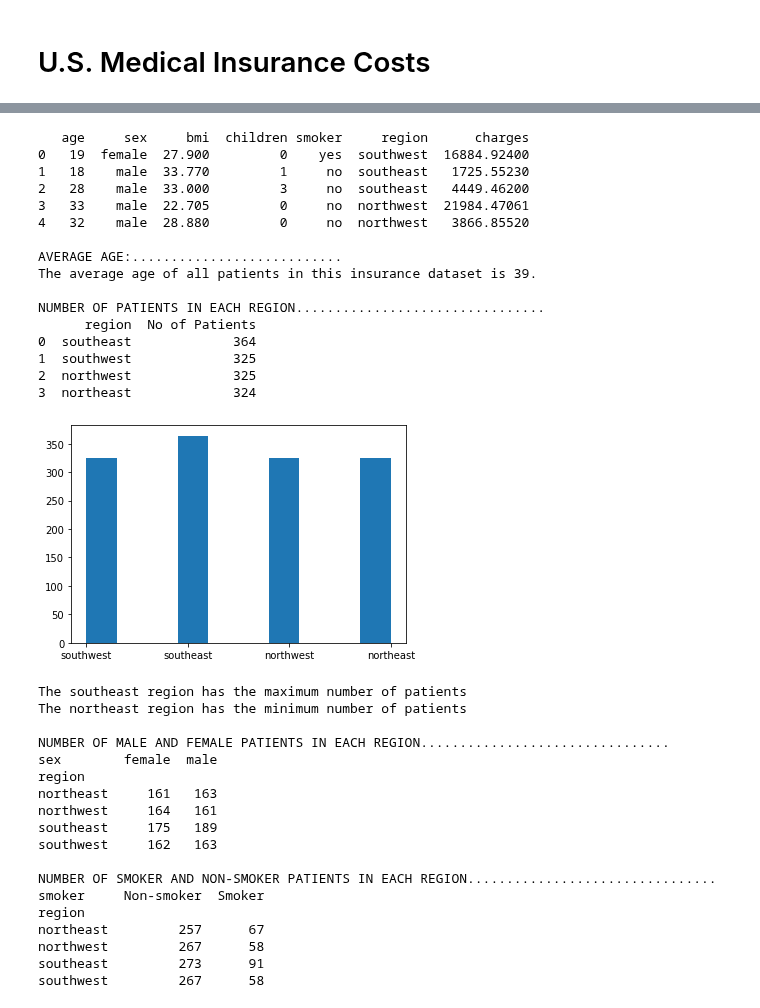
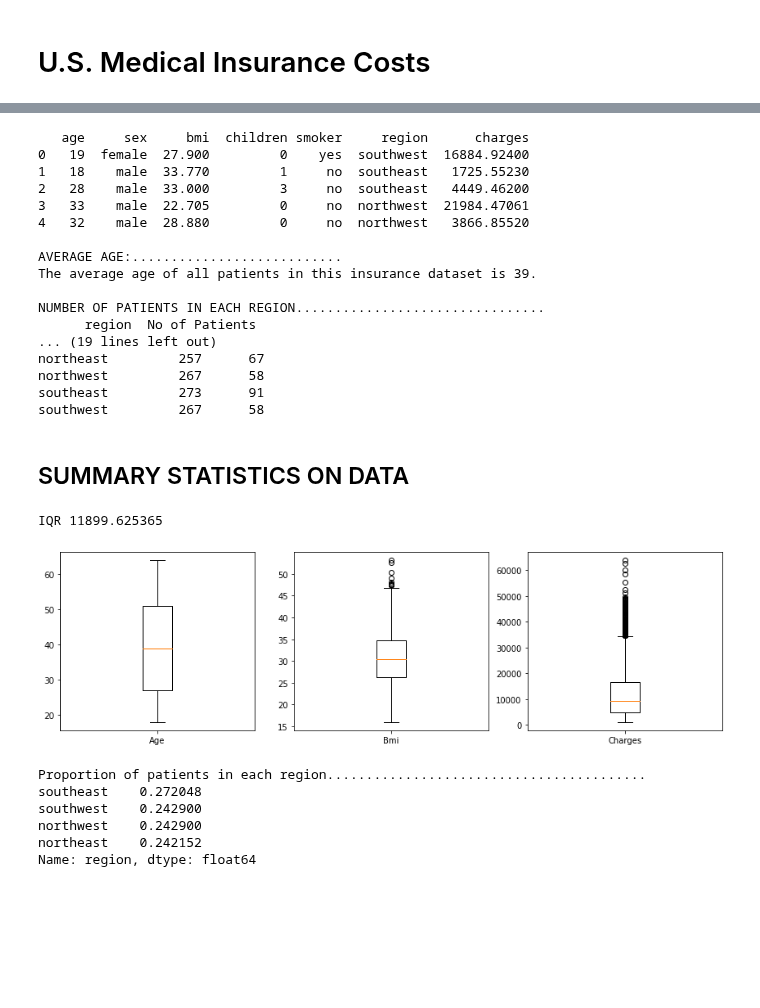
Before and after one commit to JedSolo/US-Medical-Insurance-Costs, a Jupyter notebook: us-medical-insurance-costs.ipynb, the cells around one changed output, grey strips where cells are left out. Drawn from its saved outputs; the diff is of its cells as text; code cells hidden in the pictures; blank space fills up the shorter version.

Commit message:
New Update, Visualization and Association

```diff
--- a/us-medical-insurance-costs.ipynb
+++ b/us-medical-insurance-costs.ipynb
@@ -215,6 +3,8 @@ It belongs to a 18 years old male Non-smoker with 0 children and bmi of 23.21 be
 # %%
 import pandas as pd
 import matplotlib.pyplot as plt
+from scipy.stats import iqr
+import seaborn as sns
 
 insurance_data = pd.read_csv("insurance.csv")
 print(insurance_data.head(),"\n")
@@ -230,8 +20,8 @@ reg_patients = reg_patients.rename(columns={"index":"region", "region":"No of Pa
 print("NUMBER OF PATIENTS IN EACH REGION................................")
 print(reg_patients,"\n")
 
-plt.hist(insurance_data.region)
-plt.show()
+#plt.hist(insurance_data.region)
+#plt.show()
 
 # Region with the maximum number of patients:
 reg_patients = reg_patients.rename(columns={"No of Patients":"value"})
@@ -269,26 +59,41 @@ The average age of all patients in this insurance dataset is 39.
 
 NUMBER OF PATIENTS IN EACH REGION................................
       region  No of Patients
-0  southeast             364
-1  southwest             325
-2  northwest             325
-3  northeast             324
+... (19 lines left out)
+northeast         257      67
+northwest         267      58
+southeast         273      91
+southwest         267      58
-[figure, removed]
-The southeast region has the maximum number of patients
-The northeast region has the minimum number of patients
-
-NUMBER OF MALE AND FEMALE PATIENTS IN EACH REGION................................
-sex        female  male
-region
-northeast     161   163
-northwest     164   161
-southeast     175   189
-southwest     162   163
-
-NUMBER OF SMOKER AND NON-SMOKER PATIENTS IN EACH REGION................................
-smoker     Non-smoker  Smoker
-region
-northeast         257      67
-northwest         267      58
-southeast         273      91
-southwest         267      58
+# %% [markdown]
+## SUMMARY STATISTICS ON DATA
+# %%
+# Investigating the spread of the age, bmi, and charges columns:
+interquartile_range = iqr(insurance_data.charges)
+print('IQR', interquartile_range)
+ax1 = plt.subplot(1,3,1)
+plt.subplots_adjust(right=2)
+plt.boxplot(insurance_data.age)
+ax1.set_xticklabels(['Age'])
+
+ax2 = plt.subplot(1,3,2)
+plt.boxplot(insurance_data.bmi)
+ax2.set_xticklabels(['Bmi'])
+
+ax3 = plt.subplot(1,3,3)
+plt.boxplot(insurance_data.charges)
+ax3.set_xticklabels(['Charges'])
+plt.show()
+
+# Finding the percentage of patients in each region:
+percent_region = insurance_data.region.value_counts(normalize=True)
+print('Proportion of patients in each region.........................................')
+print(percent_region)
+# %% [output]
+IQR 11899.625365
+[figure, added]
+Proportion of patients in each region.........................................
+southeast    0.272048
+southwest    0.242900
+northwest    0.242900
+northeast    0.242152
+Name: region, dtype: float64
```
Also changed, not shown: parts of 8 cells of this notebook.
